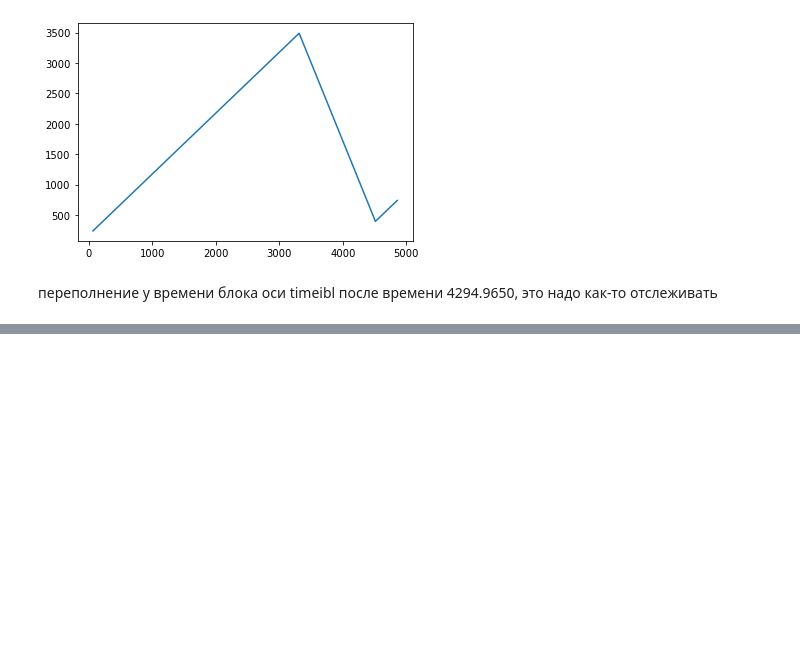
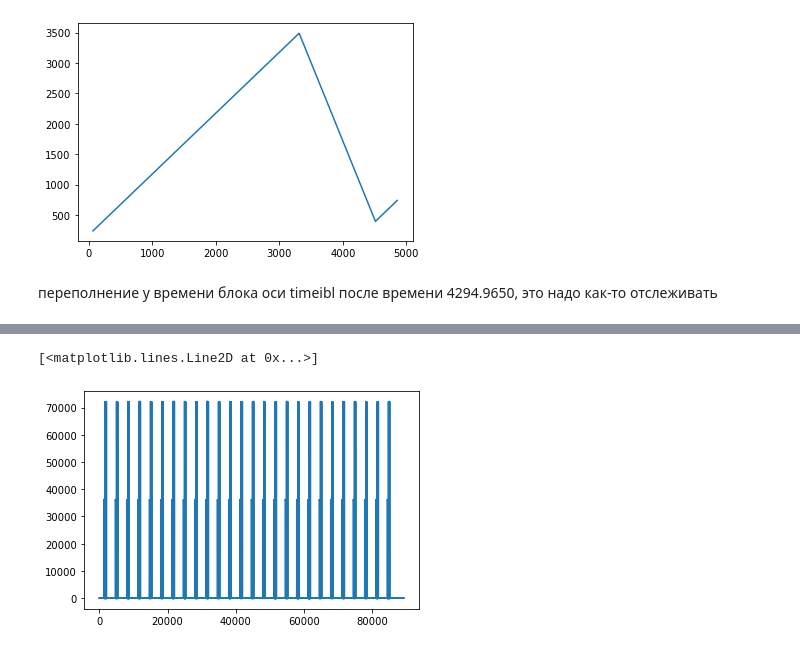
Before and after one commit to lubluchipsy/calibrovka, a Jupyter notebook: времена.ipynb, the cells around one changed output, grey strips where cells are left out. Saved outputs shown, nothing was run; the diff lists cells and outputs as text; code cells hidden in the pictures; blank space fills up the shorter version.

```diff
--- a/времена.ipynb
+++ b/времена.ipynb
@@ -205,0 +195,5 @@ plt.plot(time1, timeibl)
+# %%
+plt.plot(time_2, omega_2)
+# %% [output]
+[<matplotlib.lines.Line2D at 0x...>]
+[figure, added]
```
Also changed, not shown: parts of 7 cells of this notebook.
